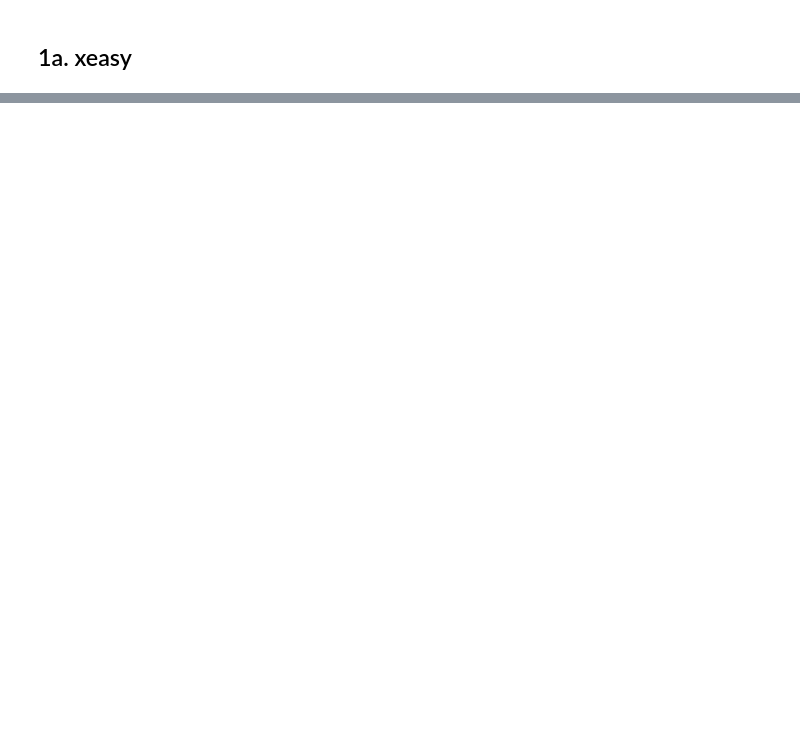
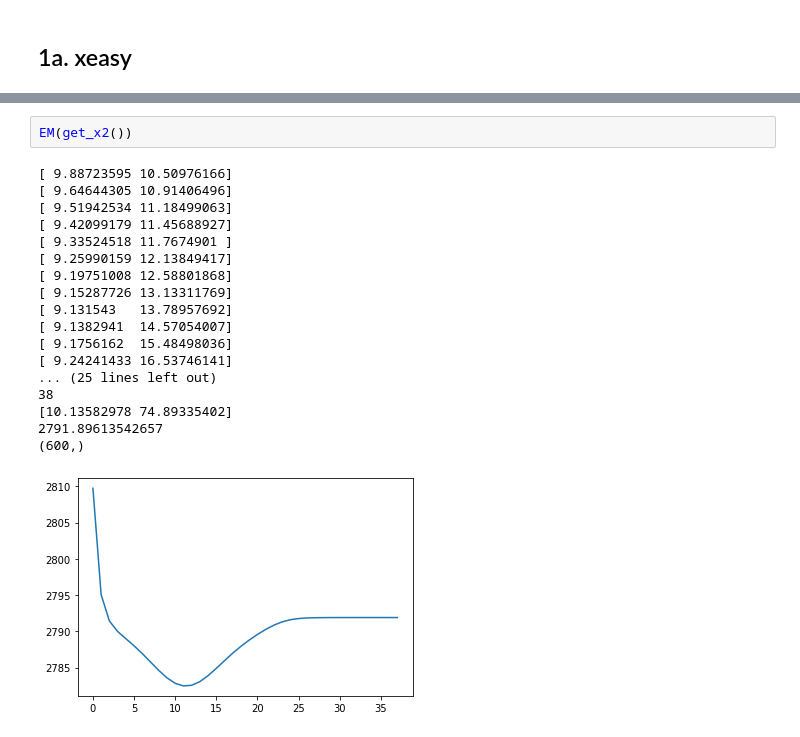
Before and after one commit to Kosaro/MachineLearningAssignments, a Jupyter notebook: EM.ipynb, the cells around one changed output, grey strips where cells are left out. Drawn from its saved outputs; the diff is of its cells as text; blank space fills up the shorter version.

```diff
--- a/EM.ipynb
+++ b/EM.ipynb
@@ -92,0 +136,21 @@ EM(get_xeasy())
+# %%
+EM(get_x2())
+# %% [output]
+[ 9.88723595 10.50976166]
+[ 9.64644305 10.91406496]
+[ 9.51942534 11.18499063]
+[ 9.42099179 11.45688927]
+[ 9.33524518 11.7674901 ]
+[ 9.25990159 12.13849417]
+[ 9.19751008 12.58801868]
+[ 9.15287726 13.13311769]
+[ 9.131543   13.78957692]
+[ 9.1382941  14.57054007]
+[ 9.1756162  15.48498036]
+[ 9.24241433 16.53746141]
+... (25 lines left out)
+38
+[10.13582978 74.89335402]
+2791.89613542657
+(600,)
+[figure, added]
```
Also changed, not shown: parts of 5 cells of this notebook.
